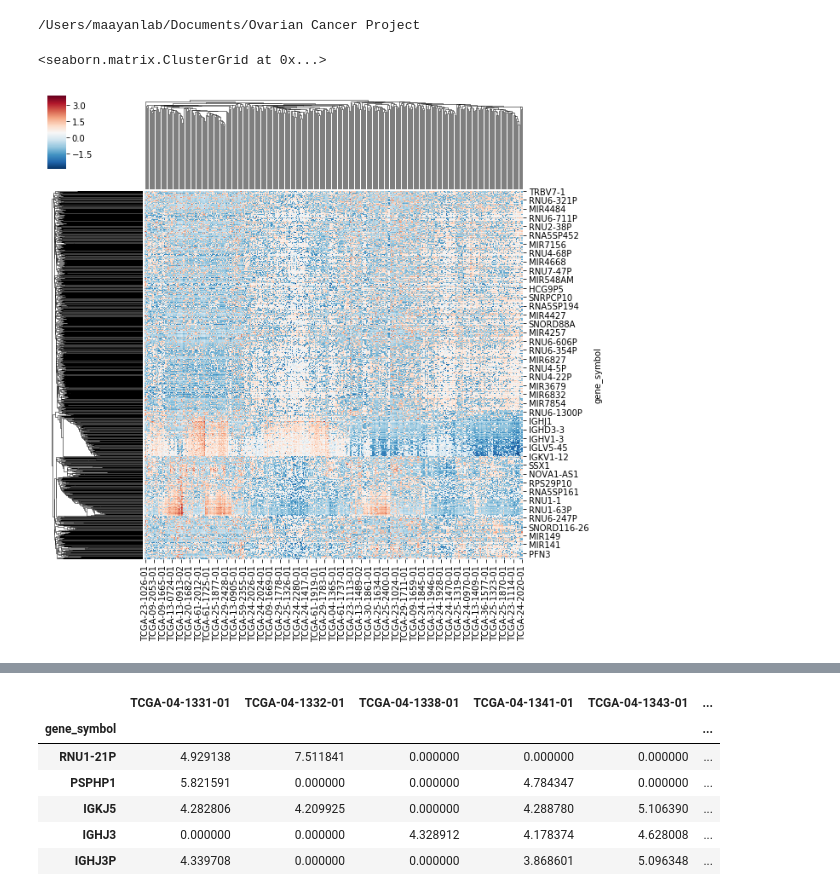
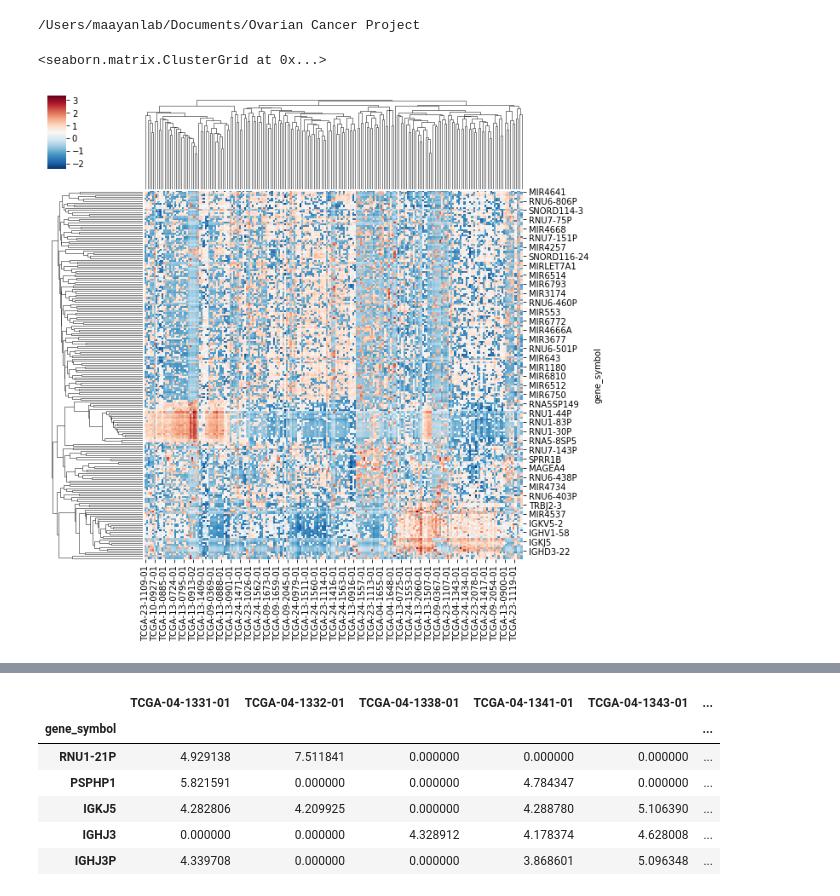
Before and after one commit to hfreid17/ovarian-cancer, a Jupyter notebook: pipeline/notebooks/making heatmap of expression data.ipynb, the cells around one changed output, grey strips where cells are left out. Drawn from its saved outputs; the diff is of its cells as text; code cells hidden in the pictures.

```diff
--- a/pipeline/notebooks/making heatmap of expression data.ipynb
+++ b/pipeline/notebooks/making heatmap of expression data.ipynb
@@ -30,7 +30,7 @@ df_expression_variance_sorted = df_expression_variance[0].sort_values(ascending
 df_expression_variance_sorted2 = pd.DataFrame(df_expression_variance_sorted)
 # %%
 # 4-take the top 1000 values
-df_expression_variance_sorted2_top1000 = df_expression_variance_sorted2[:1000]
+df_expression_variance_sorted2_top1000 = df_expression_variance_sorted2[:200]
 # %%
 # 5-merge to get expression for each patient of top 1000 genes with most variance
 df_expression_top1000 = pd.merge(df_expression_variance_sorted2_top1000, df_expression_fpkm_log, how='inner', on=["gene_symbol"])
@@ -39,7 +39,7 @@ df_expression_top1000 = pd.merge(df_expression_variance_sorted2_top1000, df_expr
 df_expression_top1000 = df_expression_top1000.T
 # %%
 # 7-drop row of variance
-df_expression_top1000 = df_expression_top1000[1:1001]
+df_expression_top1000 = df_expression_top1000[1:201]
 # %%
 # 8-transform
 df_expression_top1000 = df_expression_top1000.T
@@ -49,7 +49,7 @@ df_expression_top1000_zscore = df_expression_top1000.apply(ss.zscore, axis=0) #
 # %%
 # making heatmap of the expression of the 1000 most variant genes
 
-sns.clustermap(df_expression_top1000_zscore, z_score=0, cmap="RdBu_r")
+sns.clustermap(df_expression_top1000_zscore, metric = "correlation", z_score=0, cmap="RdBu_r")
 # %% [output]
 <seaborn.matrix.ClusterGrid at 0x...>
-[figure, old version]
+[figure, new version]
```
Also changed, not shown: parts of 5 cells of this notebook, 8 other files.
